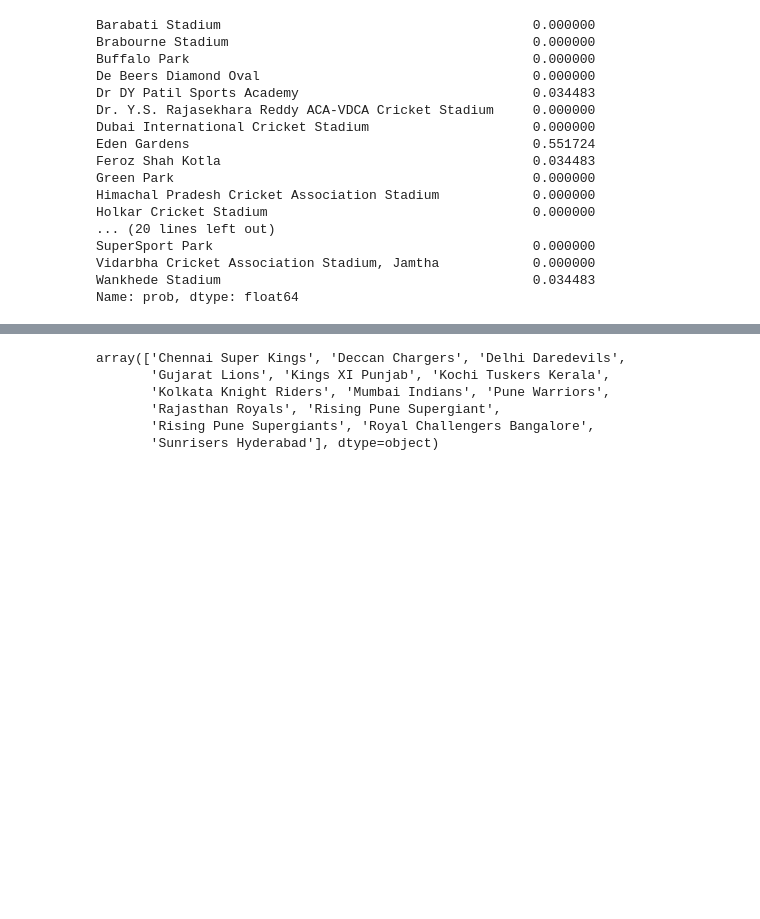
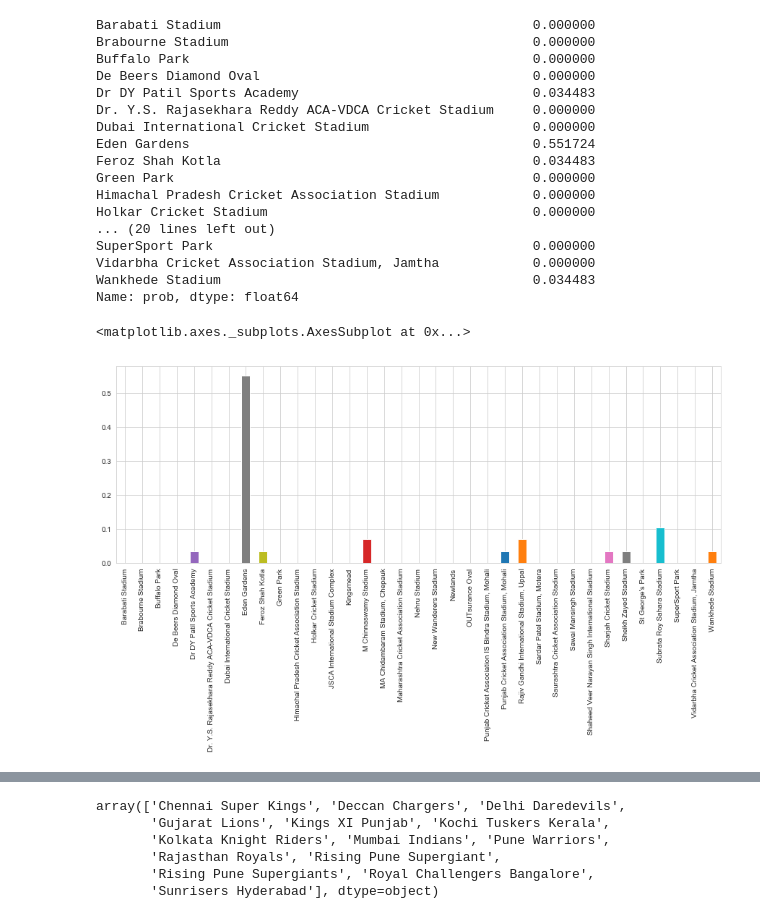
Before and after one commit to AchintyaSrivastava/ipl_prediction, a Jupyter notebook: ipl.ipynb, the cells around one changed output, grey strips where cells are left out. Saved outputs shown, nothing was run; the diff lists cells and outputs as text; code cells hidden in the pictures; blank space fills up the shorter version.

```diff
--- a/ipl.ipynb
+++ b/ipl.ipynb
@@ -120,3 +150,8 @@ SuperSport Park                                         0.000000
 Vidarbha Cricket Association Stadium, Jamtha            0.000000
 Wankhede Stadium                                        0.034483
 Name: prob, dtype: float64
+# %%
+(winven("Kolkata Knight Riders")["prob"]).plot(kind="bar",label=True,figsize=(15,5))
+# %% [output]
+<matplotlib.axes._subplots.AxesSubplot at 0x...>
+[figure, added]
```
Also changed, not shown: parts of 22 cells of this notebook.
